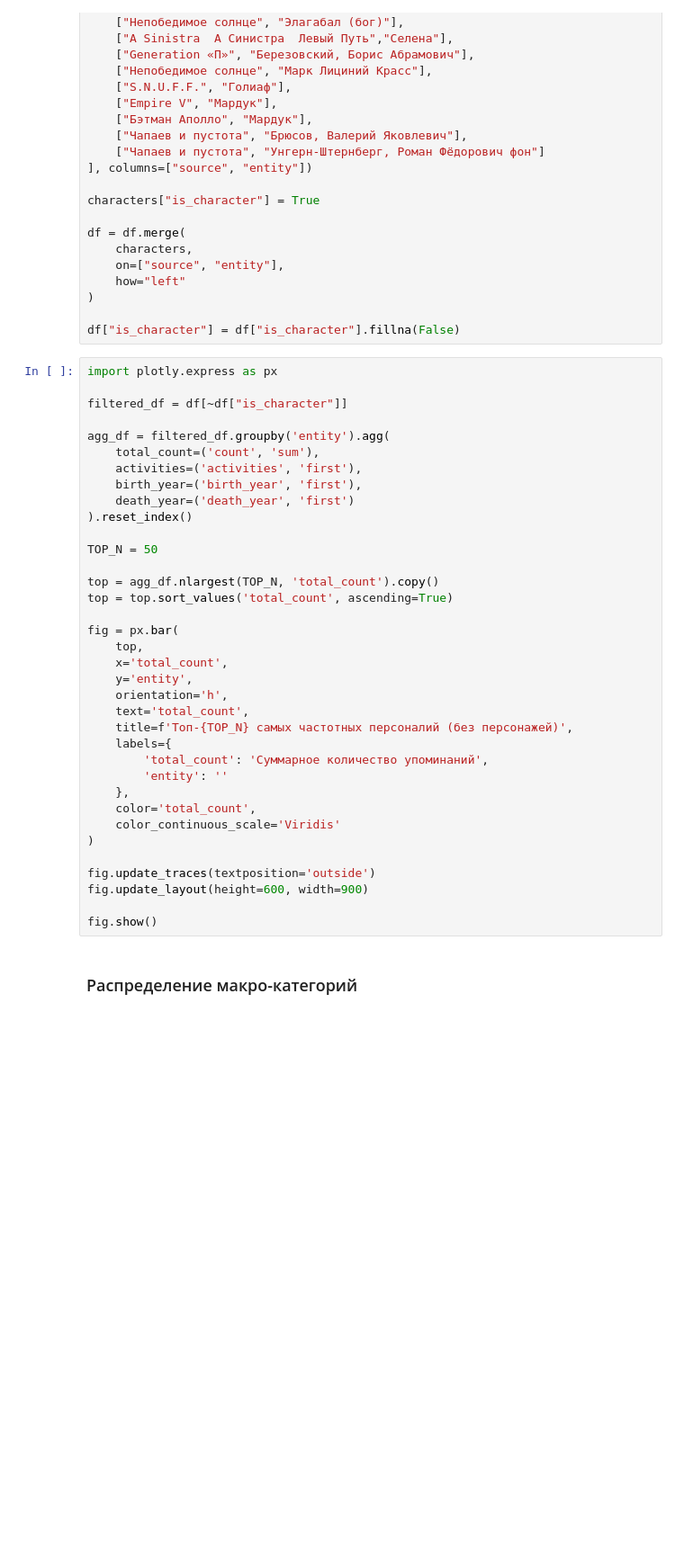
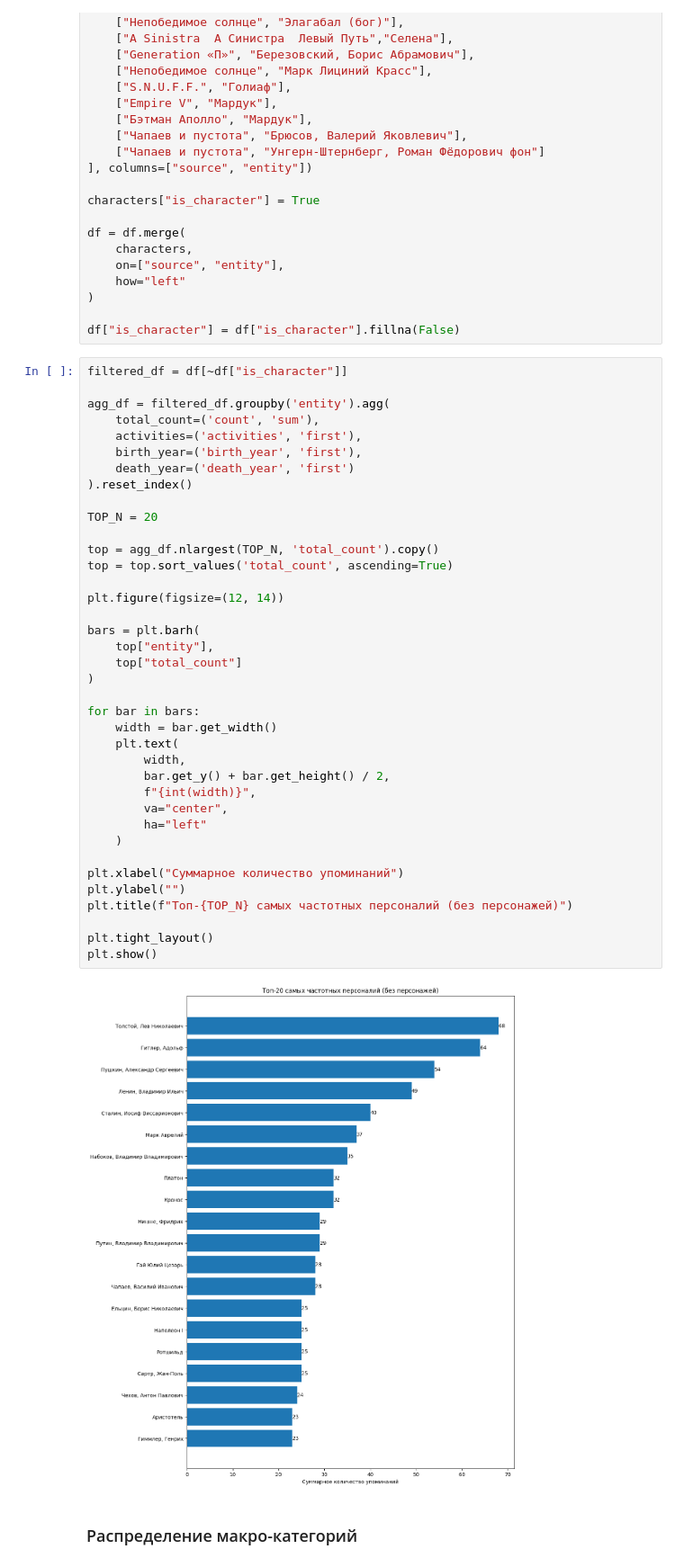
Before and after one commit to rybalkoiv/Pelevin_NER, a Jupyter notebook: analize.ipynb, the cells around one changed output. Shown at 90% size. Cells and saved outputs as stored; diff of their text form; blank space fills up the shorter version.

```diff
--- a/analize.ipynb
+++ b/analize.ipynb
@@ -597,41 +597,45 @@ df = df.merge(
 
 df["is_character"] = df["is_character"].fillna(False)
 # %%
-import plotly.express as px
-
 filtered_df = df[~df["is_character"]]
 
 agg_df = filtered_df.groupby('entity').agg(
     total_count=('count', 'sum'),
     activities=('activities', 'first'),
     birth_year=('birth_year', 'first'),
     death_year=('death_year', 'first')
 ).reset_index()
 
-TOP_N = 50
+TOP_N = 20
 
 top = agg_df.nlargest(TOP_N, 'total_count').copy()
 top = top.sort_values('total_count', ascending=True)
 
-fig = px.bar(
-    top,
-    x='total_count',
-    y='entity',
-    orientation='h',
-    text='total_count',
-    title=f'Топ-{TOP_N} самых частотных персоналий (без персонажей)',
-    labels={
-        'total_count': 'Суммарное количество упоминаний',
-        'entity': ''
-    },
-    color='total_count',
-    color_continuous_scale='Viridis'
+plt.figure(figsize=(12, 14))
+
+bars = plt.barh(
+    top["entity"],
+    top["total_count"]
 )
 
-fig.update_traces(textposition='outside')
-fig.update_layout(height=600, width=900)
+for bar in bars:
+    width = bar.get_width()
+    plt.text(
+        width,
+        bar.get_y() + bar.get_height() / 2,
+        f"{int(width)}",
+        va="center",
+        ha="left"
+    )
 
-fig.show()
+plt.xlabel("Суммарное количество упоминаний")
+plt.ylabel("")
+plt.title(f"Топ-{TOP_N} самых частотных персоналий (без персонажей)")
+
+plt.tight_layout()
+plt.show()
+# %% [output]
+[figure, added]
 # %% [markdown]
 ### Распределение макро-категорий
 # %%
```
Also changed, not shown: parts of 1 cell of this notebook.
